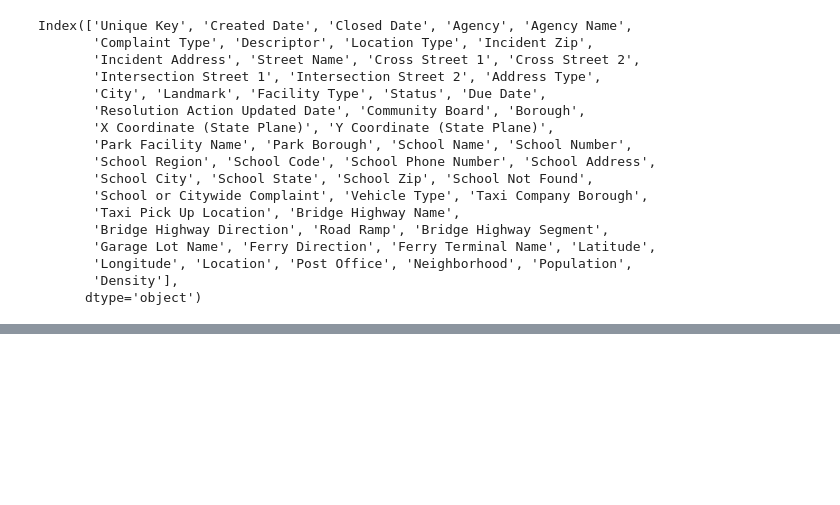
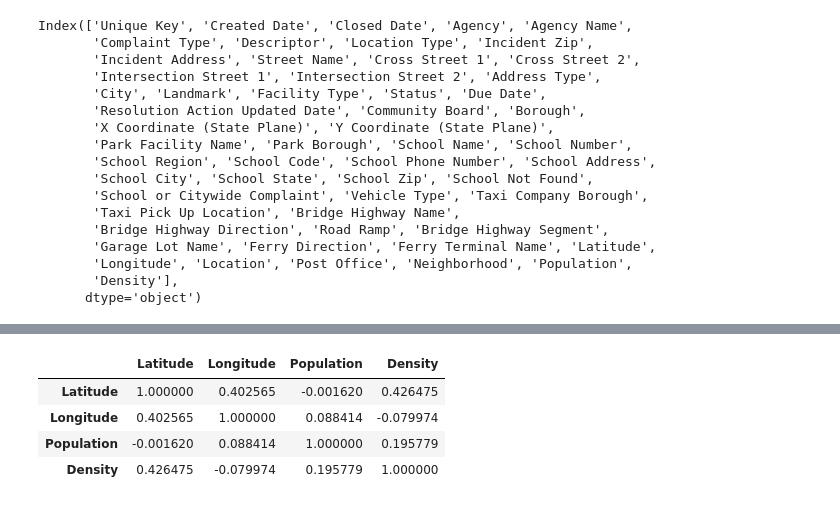
Before and after one commit to AJarombek/machine-learning-programs, a Jupyter notebook: programs/nyc-rats/nyc-rats.ipynb, the cells around one changed output, grey strips where cells are left out. Saved outputs shown, nothing was run; the diff lists cells and outputs as text; code cells hidden in the pictures; blank space fills up the shorter version.

```diff
--- a/programs/nyc-rats/nyc-rats.ipynb
+++ b/programs/nyc-rats/nyc-rats.ipynb
@@ -378,0 +415,8 @@ full_data_set
+# %%
+full_data_set.corr()
+# %% [output]
+|  | Latitude | Longitude | Population | Density |
+| Latitude | 1.000000 | 0.402565 | -0.001620 | 0.426475 |
+| Longitude | 0.402565 | 1.000000 | 0.088414 | -0.079974 |
+| Population | -0.001620 | 0.088414 | 1.000000 | 0.195779 |
+| Density | 0.426475 | -0.079974 | 0.195779 | 1.000000 |
```
Also changed, not shown: parts of 10 cells of this notebook, 1 other file.
